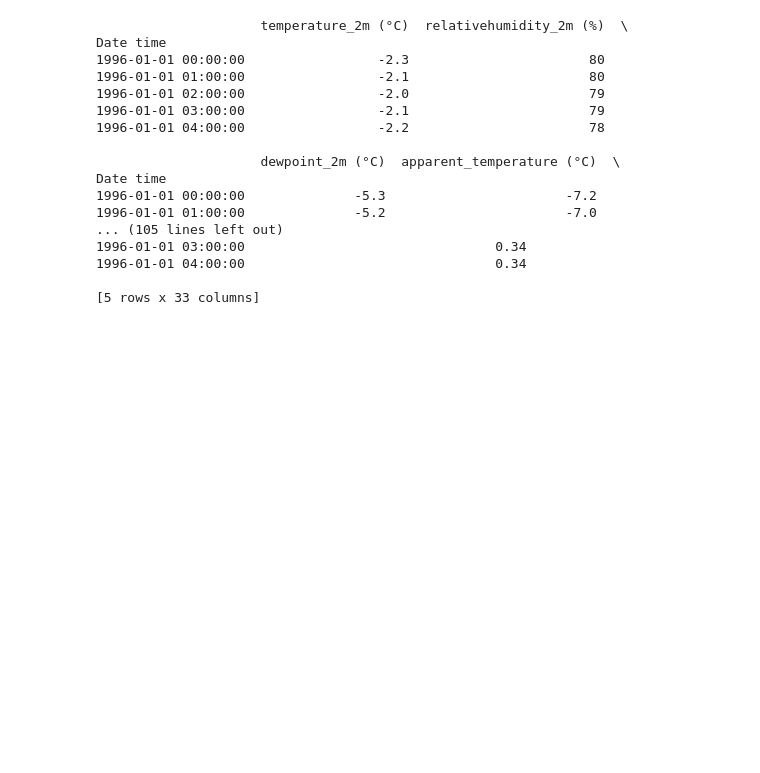
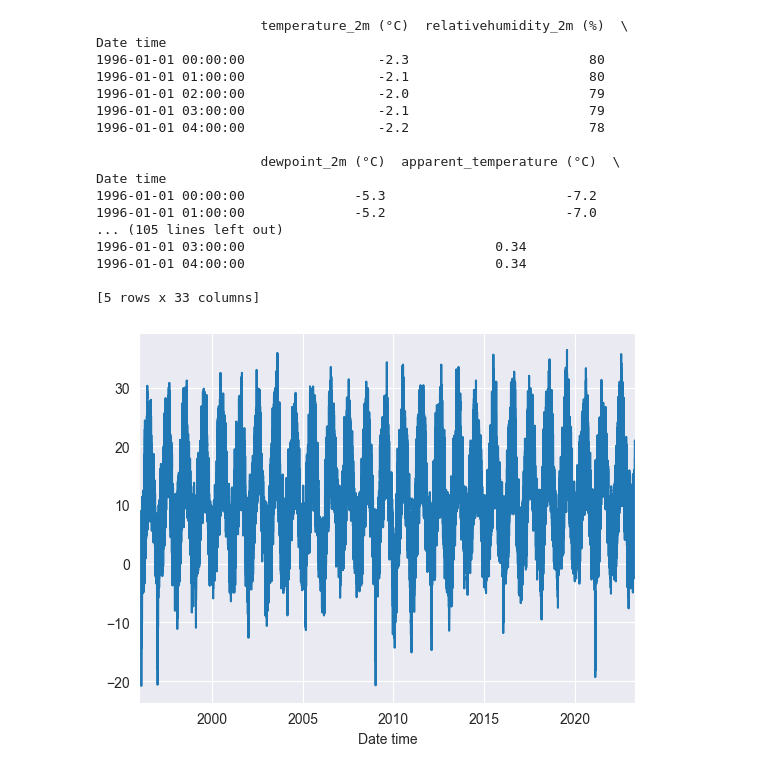
Before and after one commit to MuhammedKrz/DatenanalyseUndMLPraktika, a Jupyter notebook: Blatt 6/Praktikum6.ipynb, the cells around one changed output. Cells and saved outputs as stored; diff of their text form; code cells hidden in the pictures; blank space fills up the shorter version.

```diff
--- a/Blatt 6/Praktikum6.ipynb
+++ b/Blatt 6/Praktikum6.ipynb
@@ -20,36 +20,43 @@ für die Temperaturwerte in 2m
 
 <img src="images/1a0.png" width="600"> <img src="images/1a1.png" width="600">
 # %%
+import matplotlib.pyplot as plt
 import pandas as pd
 
 # read csv file and parse it to a dataframe
 df = pd.read_csv("herford_weather.csv")
 # parse time column to a M8 data type
 df['time'] = pd.to_datetime(df['time'])
 # set time as index
 df.set_index('time', inplace=True)
 # rename the index to "Date time"
 df.index.rename('Date time', inplace=True)
 # print first records
 print(df.head())
+
+# select column temperature_2m and create line diagram
+df['temperature_2m (°C)'].plot()
+# show diagram
+plt.show()
 # %% [output]
                      temperature_2m (°C)  relativehumidity_2m (%)  \
 Date time
 1996-01-01 00:00:00                 -2.3                       80
 1996-01-01 01:00:00                 -2.1                       80
 1996-01-01 02:00:00                 -2.0                       79
 1996-01-01 03:00:00                 -2.1                       79
 1996-01-01 04:00:00                 -2.2                       78
 
                      dewpoint_2m (°C)  apparent_temperature (°C)  \
 Date time
 1996-01-01 00:00:00              -5.3                       -7.2
 1996-01-01 01:00:00              -5.2                       -7.0
 ... (105 lines left out)
 1996-01-01 03:00:00                                0.34
 1996-01-01 04:00:00                                0.34
 
 [5 rows x 33 columns]
+[figure, added]
 # %% [markdown]
 ## b)
 Erzeugen Sie einen
```
